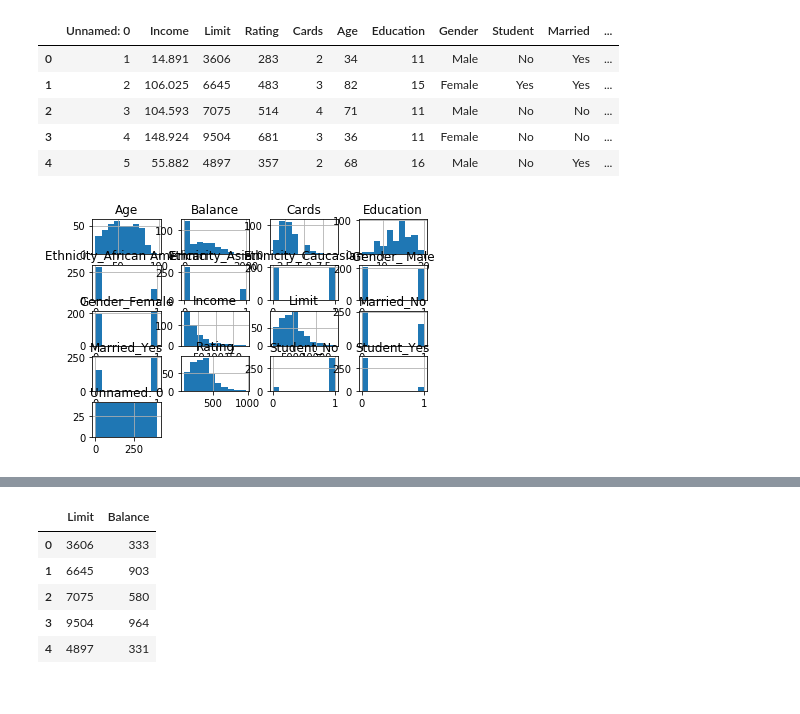
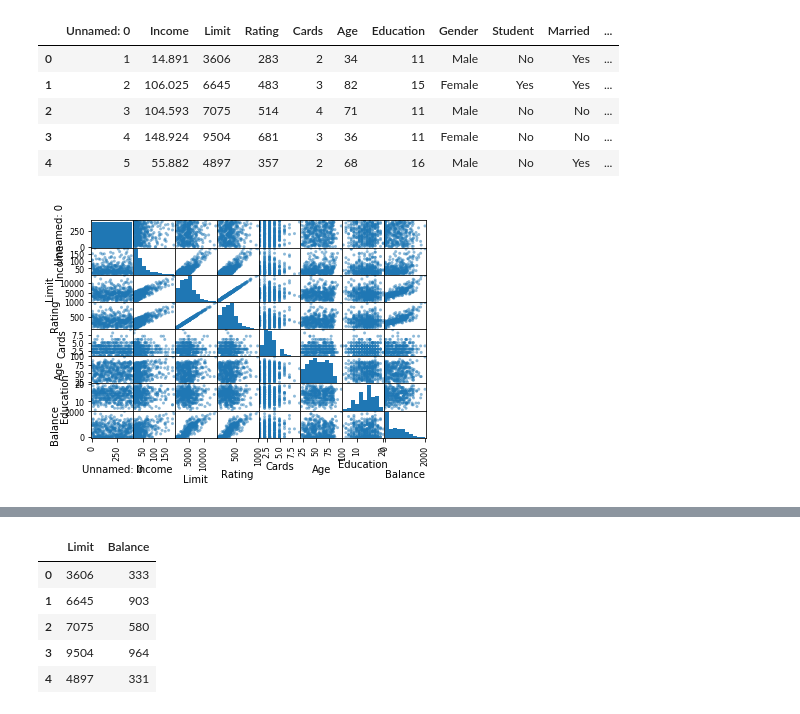
Before and after one commit to dev-branch/predict-credit-card-balance, a Jupyter notebook: balance.ipynb, the cells around one changed output, grey strips where cells are left out. Saved outputs shown, nothing was run; the diff lists cells and outputs as text; code cells hidden in the pictures.

```diff
--- a/balance.ipynb
+++ b/balance.ipynb
@@ -22,9 +21,7 @@ df = pd.get_dummies(df, columns=['Gender', 'Student', 'Married', 'Ethnicity'])
-# %%
-df.hist(); # need to figure out how to change size for any sense of readability
-X = df.drop(columns=['Balance']) # This is the column we're trying to predict.
-X = sm.add_constant(X)
-# %% [output]
-[figure, removed]
+# %%
+scatter_matrix(df);
+# %% [output]
+[figure, added]
 # %%
 df.corr()['Balance'].sort_values()
 # %% [output]
```
Also changed, not shown: parts of 8 cells of this notebook.
